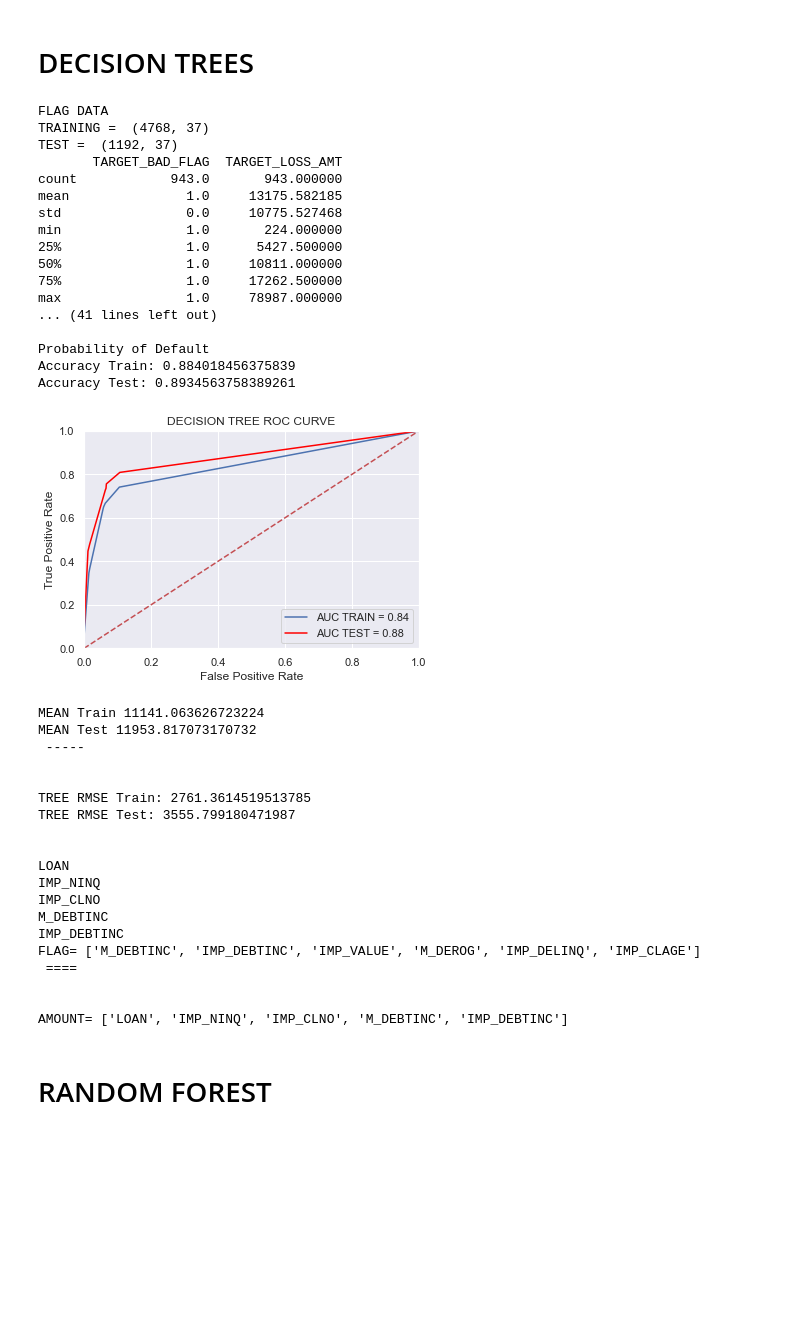
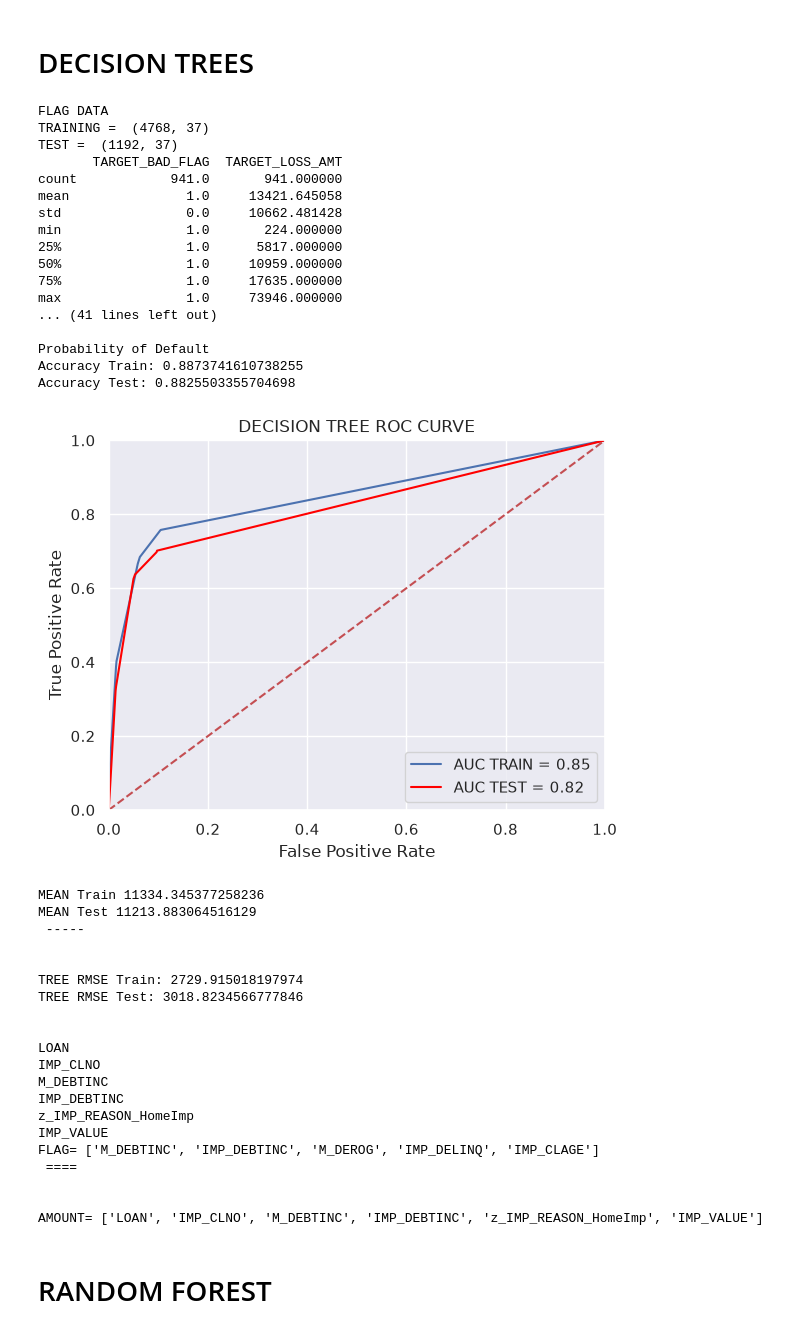
Before and after one commit to EAName/Machine-Learning, a Jupyter notebook: DecisionTrees_RandomForests_GradientBoosting_Receiver_Operator_Characteristic_Curve.ipynb, the cells around one changed output. Saved outputs shown, nothing was run; the diff lists cells and outputs as text; code cells hidden in the pictures; blank space fills up the shorter version.

```diff
--- a/DecisionTrees_RandomForests_GradientBoosting_Receiver_Operator_Characteristic_Curve.ipynb
+++ b/DecisionTrees_RandomForests_GradientBoosting_Receiver_Operator_Characteristic_Curve.ipynb
@@ -24,7 +24,7 @@ pd.set_option('display.max_columns', None)
 pd.set_option('display.width', None)
 pd.set_option('display.max_colwidth', None)
 
-INFILE = "~/Desktop/Edwin/Academic/Summer2022/MSDS422/Programming/A2/HMEQ_Loss.csv"
+INFILE = "HMEQ_Loss.csv"
 
 TARGET_F = "TARGET_BAD_FLAG"
 TARGET_A = "TARGET_LOSS_AMT"
@@ -67,16 +67,17 @@ for i in dt.index :
 '''
 EXPLORE THE CATEGORICAL / OBJECT VARIABLES
 '''
-df["y_REASON_3"] = (df.IMP_REASON.isin( ["a_DebtCon"] ) + 0 )
-df["y_REASON_2"] = (df.IMP_JOB.isin( ["a_DebtCon","b_HomeImp"] ) + 0)
-df["y_REASON_1"] = (df.IMP_JOB.isin( ["a_DebtCon","b_HomeImp","c_MISSING"] ) + 0)
-df["y_JOB_7"] = (df.IMP_JOB.isin( ["a_Other"] ) + 0 )
-df["y_JOB_6"] = (df.IMP_JOB.isin( ["a_Other","b_MISSING"] ) + 0)
-df["y_JOB_5"] = (df.IMP_JOB.isin( ["a_Other","b_MISSING","c_Office"] ) + 0)
-df["y_JOB_4"] = (df.IMP_JOB.isin( ["a_Other","b_MISSING","c_Office","d_Sales"] ) + 0)
-df["y_JOB_3"] = (df.IMP_JOB.isin( ["a_Other","b_MISSING","c_Office","d_Sales","e_Mgr"] ) + 0)
-df["y_JOB_2"] = (df.IMP_JOB.isin( ["a_Other","b_MISSING","c_Office","d_Sales","e_Mgr","f_ProfExe"] ) + 0)
-df["y_JOB_1"] = (df.IMP_JOB.isin( ["a_Other","b_MISSING","c_Office","d_Sales","e_Mgr","f_ProfExe","g_Self"] ) + 0)
+# HMEQ category values have no "a_", "b_" ... prefixes, so match the actual values
+df["y_REASON_3"] = (df.IMP_REASON.isin( ["DebtCon"] ) + 0 )
+df["y_REASON_2"] = (df.IMP_REASON.isin( ["DebtCon","HomeImp"] ) + 0)
+df["y_REASON_1"] = (df.IMP_REASON.isin( ["DebtCon","HomeImp","MISSING"] ) + 0)
+df["y_JOB_7"] = (df.IMP_JOB.isin( ["Other"] ) + 0 )
+df["y_JOB_6"] = (df.IMP_JOB.isin( ["Other","MISSING"] ) + 0)
+df["y_JOB_5"] = (df.IMP_JOB.isin( ["Other","MISSING","Office"] ) + 0)
+df["y_JOB_4"] = (df.IMP_JOB.isin( ["Other","MISSING","Office","Sales"] ) + 0)
+df["y_JOB_3"] = (df.IMP_JOB.isin( ["Other","MISSING","Office","Sales","Mgr"] ) + 0)
+df["y_JOB_2"] = (df.IMP_JOB.isin( ["Other","MISSING","Office","Sales","Mgr","ProfExe"] ) + 0)
+df["y_JOB_1"] = (df.IMP_JOB.isin( ["Other","MISSING","Office","Sales","Mgr","ProfExe","Self"] ) + 0)
 # df = df.drop( "IMP_JOB", axis=1 )
 
 
@@ -105,15 +106,10 @@ IMP = "IMP_" + i
 #print( IMP )
 df[ FLAG ] = df[i].isna() + 0
 df[ IMP ] = df[ i ]
-df.loc[ df[IMP].isna() & df["IMP_REASON"].isin(["DebtCon"]), IMP ] = 3928
-df.loc[ df[IMP].isna() & df["IMP_REASON"].isin(["HomeImp"]), IMP ] = 1780
-df.loc[ df[IMP].isna() & df["IMP_REASON"].isin(["MISSING"]), IMP ] = 252
-df.loc[ df[IMP].isna() & df["IMP_JOB"].isin(["Mgr"]), IMP ] = 767
-df.loc[ df[IMP].isna() & df["IMP_JOB"].isin(["Office"]), IMP ] = 948
-df.loc[ df[IMP].isna() & df["IMP_JOB"].isin(["Other"]), IMP ] = 2388
-df.loc[ df[IMP].isna() & df["IMP_JOB"].isin(["Doctor"]), IMP ] = 1276
-df.loc[ df[IMP].isna() & df["IMP_JOB"].isin(["ProfExe"]), IMP ] = 109
-df.loc[ df[IMP].isna() & df["IMP_JOB"].isin(["Sales"]), IMP ] = 193
+# impute VALUE with the median home value for the borrower's job
+# (the hard-coded numbers used here before were category counts, not medians)
+g = df.groupby("IMP_JOB")
+df.loc[ df[IMP].isna(), IMP ] = g[i].transform("median")
 df.loc[ df[IMP].isna(), IMP ] = df[i].median()
 df = df.drop( i, axis=1 )
 numList.remove(i)
@@ -150,7 +146,7 @@ X = X.drop( TARGET_A, axis=1 )
 Y = df[ [TARGET_F, TARGET_A] ]
 
 X_train, X_test, Y_train, Y_test = train_test_split(X, Y, train_size=0.8, test_size=0.2, random_state=1)
-X_train, X_test, Y_train, Y_test = train_test_split(X, Y, train_size=0.8, test_size=0.2 )
+#X_train, X_test, Y_train, Y_test = train_test_split(X, Y, train_size=0.8, test_size=0.2 )
 
 print( "FLAG DATA" )
 print( "TRAINING = ", X_train.shape )
@@ -275,62 +271,63 @@ print( " ----- \n\n" )
 
 RMSE_TRAIN = math.sqrt( metrics.mean_squared_error(Z_train[TARGET_A], Z_Pred_train))
 RMSE_TEST = math.sqrt( metrics.mean_squared_error(Z_test[TARGET_A], Z_Pred_test))
 
 print("TREE RMSE Train:", RMSE_TRAIN )
 print("TREE RMSE Test:", RMSE_TEST )
 
 RMSE_TREE = RMSE_TEST
 
 feature_cols = list( X.columns.values )
 vars_tree_amt = getTreeVars( amt_m01_Tree, feature_cols )
 tree.export_graphviz(amt_m01_Tree,out_file='tree_a.txt',filled=True, rounded=True, feature_names = feature_cols, impurity=False, precision=0  )
 
 print("\n")
 for i in vars_tree_amt :
     print(i)
 
 
 print( "FLAG=",vars_tree_flag )
 print(" ==== \n\n")
 print( "AMOUNT=",vars_tree_amt )
 # %% [output]
 FLAG DATA
 TRAINING =  (4768, 37)
 TEST =  (1192, 37)
        TARGET_BAD_FLAG  TARGET_LOSS_AMT
-count            943.0       943.000000
-mean               1.0     13175.582185
-std                0.0     10775.527468
+count            941.0       941.000000
+mean               1.0     13421.645058
+std                0.0     10662.481428
 min                1.0       224.000000
-25%                1.0      5427.500000
-50%                1.0     10811.000000
-75%                1.0     17262.500000
-max                1.0     78987.000000
+25%                1.0      5817.000000
+50%                1.0     10959.000000
+75%                1.0     17635.000000
+max                1.0     73946.000000
 ... (41 lines left out)
 
 Probability of Default
-Accuracy Train: 0.884018456375839
-Accuracy Test: 0.8934563758389261
+Accuracy Train: 0.8873741610738255
+Accuracy Test: 0.8825503355704698
-[figure, old version]
+[figure, new version]
-MEAN Train 11141.063626723224
-MEAN Test 11953.817073170732
+MEAN Train 11334.345377258236
+MEAN Test 11213.883064516129
  -----
 
 
-TREE RMSE Train: 2761.3614519513785
-TREE RMSE Test: 3555.799180471987
+TREE RMSE Train: 2729.915018197974
+TREE RMSE Test: 3018.8234566777846
 
 
 LOAN
-IMP_NINQ
 IMP_CLNO
 M_DEBTINC
 IMP_DEBTINC
-FLAG= ['M_DEBTINC', 'IMP_DEBTINC', 'IMP_VALUE', 'M_DEROG', 'IMP_DELINQ', 'IMP_CLAGE']
+z_IMP_REASON_HomeImp
+IMP_VALUE
+FLAG= ['M_DEBTINC', 'IMP_DEBTINC', 'M_DEROG', 'IMP_DELINQ', 'IMP_CLAGE']
  ====
 
 
-AMOUNT= ['LOAN', 'IMP_NINQ', 'IMP_CLNO', 'M_DEBTINC', 'IMP_DEBTINC']
+AMOUNT= ['LOAN', 'IMP_CLNO', 'M_DEBTINC', 'IMP_DEBTINC', 'z_IMP_REASON_HomeImp', 'IMP_VALUE']
 # %% [markdown]
 # RANDOM FOREST
 # %%
```
Also changed, not shown: parts of 3 cells of this notebook, 9 other files.
